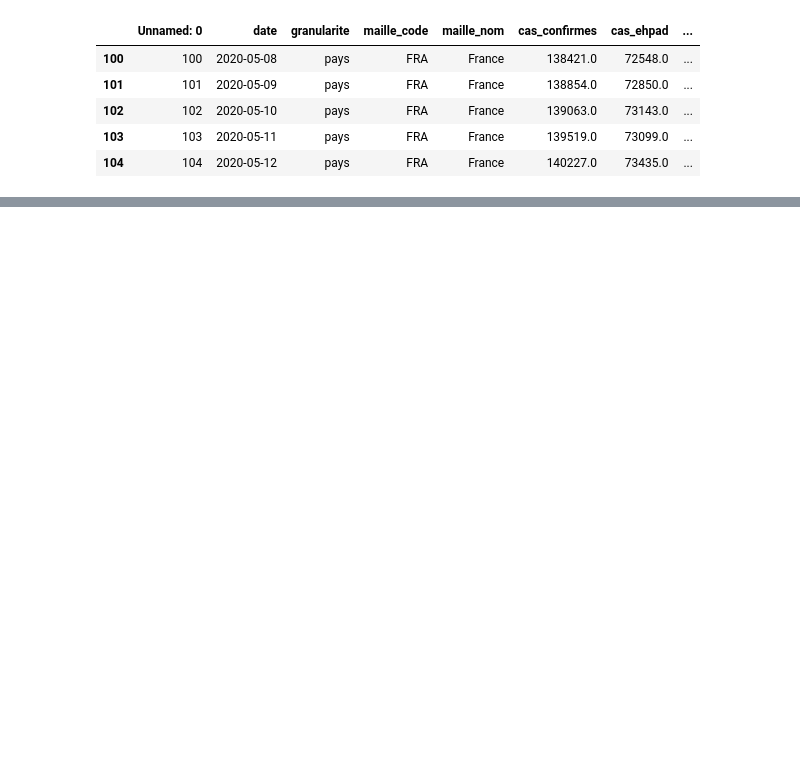
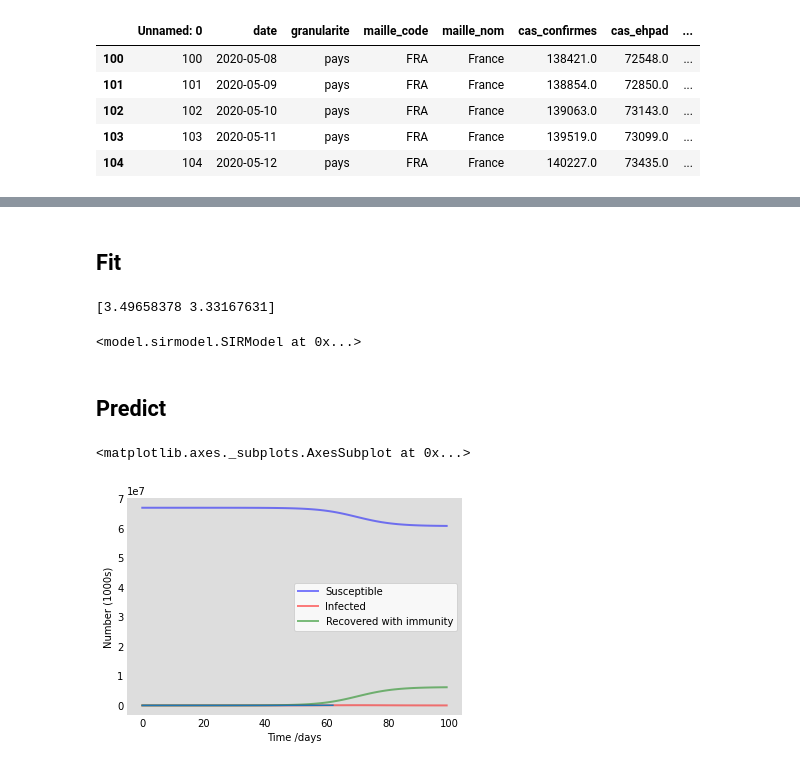
Before and after one commit to Pythalex/projet_science_des_donnees_ISD, a Jupyter notebook: TestSIR_chiffres_clés.ipynb, the cells around one changed output, grey strips where cells are left out. Drawn from its saved outputs; the diff is of its cells as text; code cells hidden in the pictures; blank space fills up the shorter version.

```diff
--- a/TestSIR_chiffres_clés.ipynb
+++ b/TestSIR_chiffres_clés.ipynb
@@ -195,0 +22,22 @@ plt.show()
+# %% [markdown]
+## Fit
+# %%
+sir = SIRModel()
+# %%
+t = range(df.shape[0])
+sir.fit(t, df["cas_confirmes"])
+# %% [output]
+[3.49658378 3.33167631]
+<model.sirmodel.SIRModel at 0x...>
+# %% [markdown]
+## Predict
+# %%
+# Integrate the SIR equations over the time grid, t.
+t = range(100)
+S, I, R = sir.predict(t)
+# %%
+vplot.plot_SIR(S, I, R, t)
+df["cas_confirmes"].plot()
+# %% [output]
+<matplotlib.axes._subplots.AxesSubplot at 0x...>
+[figure, added]
```
Also changed, not shown: parts of 12 cells of this notebook, 7 other files.
